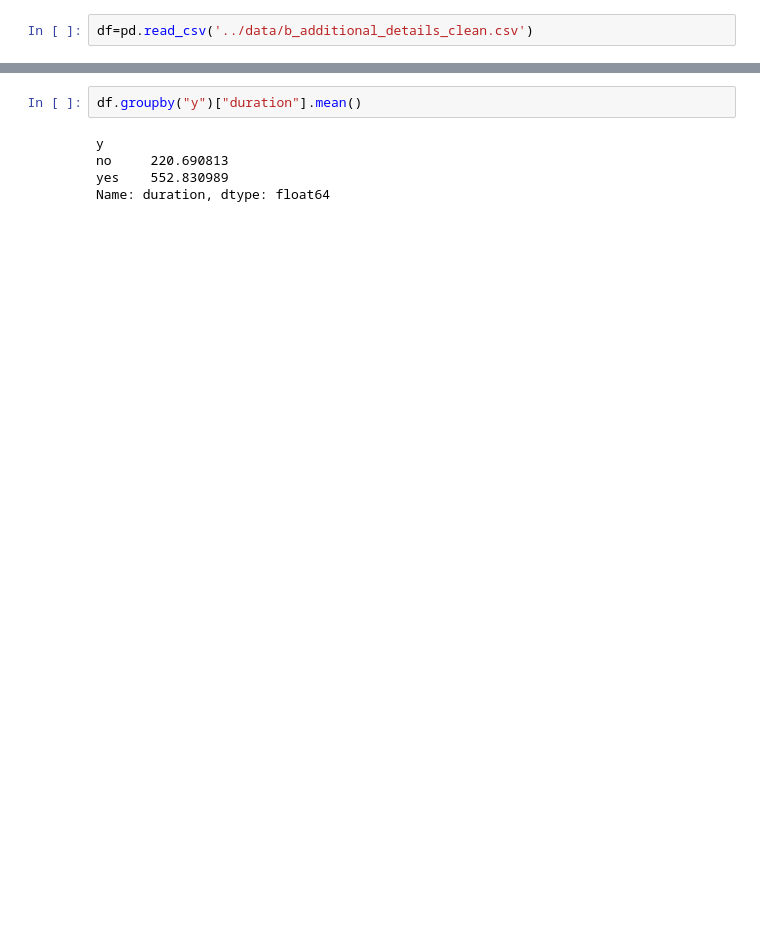
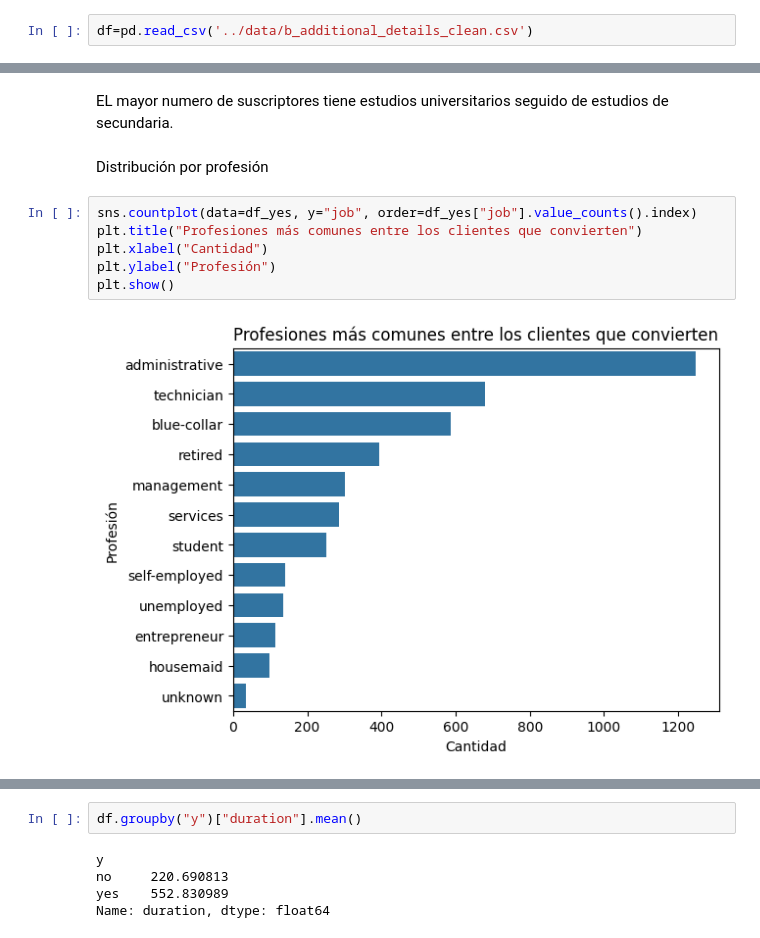
Before and after one commit to inaki1987/04.ProyectoEDA, a Jupyter notebook: notebooks/03.Analisis.ipynb, the cells around one changed output, grey strips where cells are left out. Saved outputs shown, nothing was run; the diff lists cells and outputs as text; blank space fills up the shorter version.

```diff
--- a/notebooks/03.Analisis.ipynb
+++ b/notebooks/03.Analisis.ipynb
@@ -43,0 +116,12 @@ df.groupby("y")["duration"].mean()
+# %% [markdown]
+EL mayor numero de suscriptores tiene estudios universitarios seguido de estudios de secundaria.
+# %% [markdown]
+Distribución por profesión
+# %%
+sns.countplot(data=df_yes, y="job", order=df_yes["job"].value_counts().index)
+plt.title("Profesiones más comunes entre los clientes que convierten")
+plt.xlabel("Cantidad")
+plt.ylabel("Profesión")
+plt.show()
+# %% [output]
+[figure, added]
```
Also changed, not shown: parts of 35 cells of this notebook.
